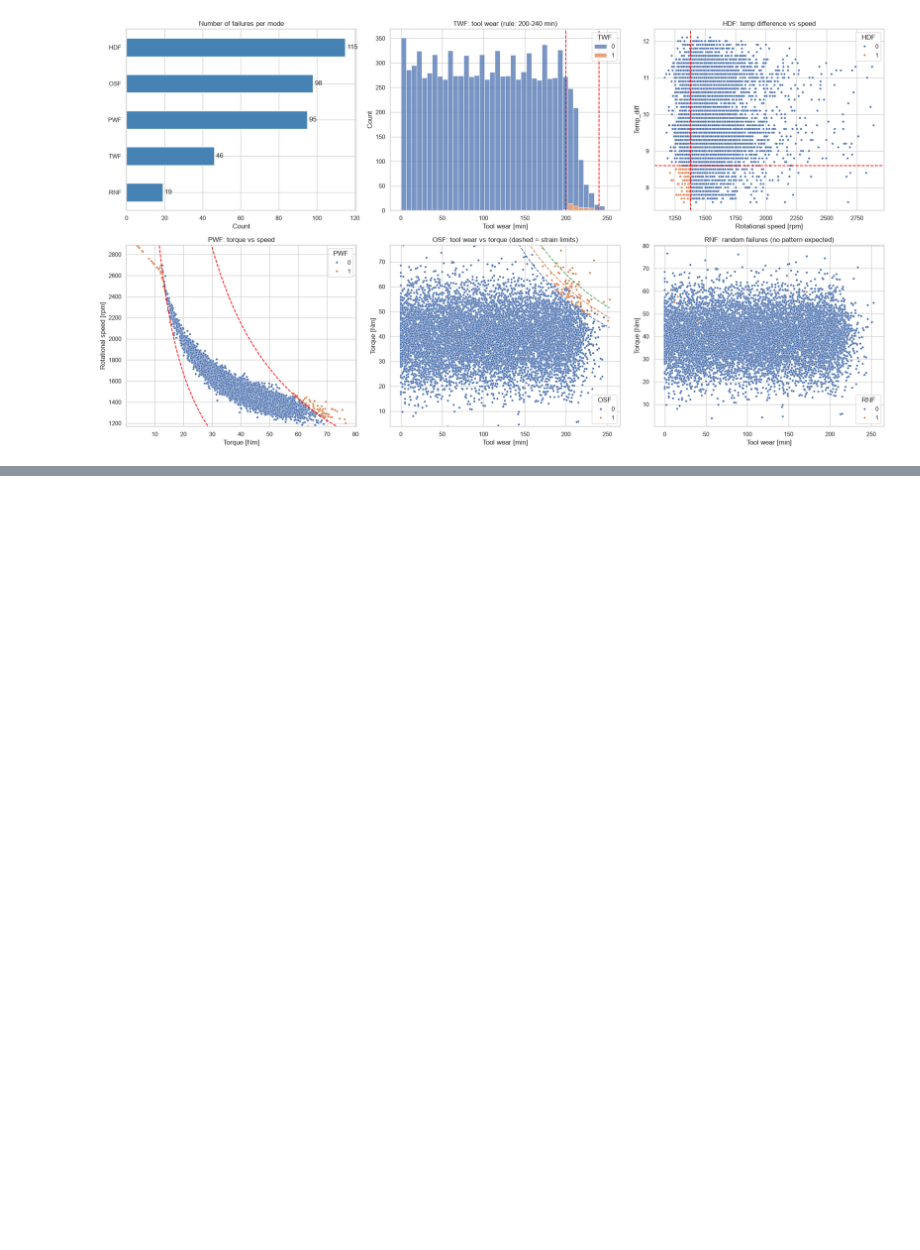
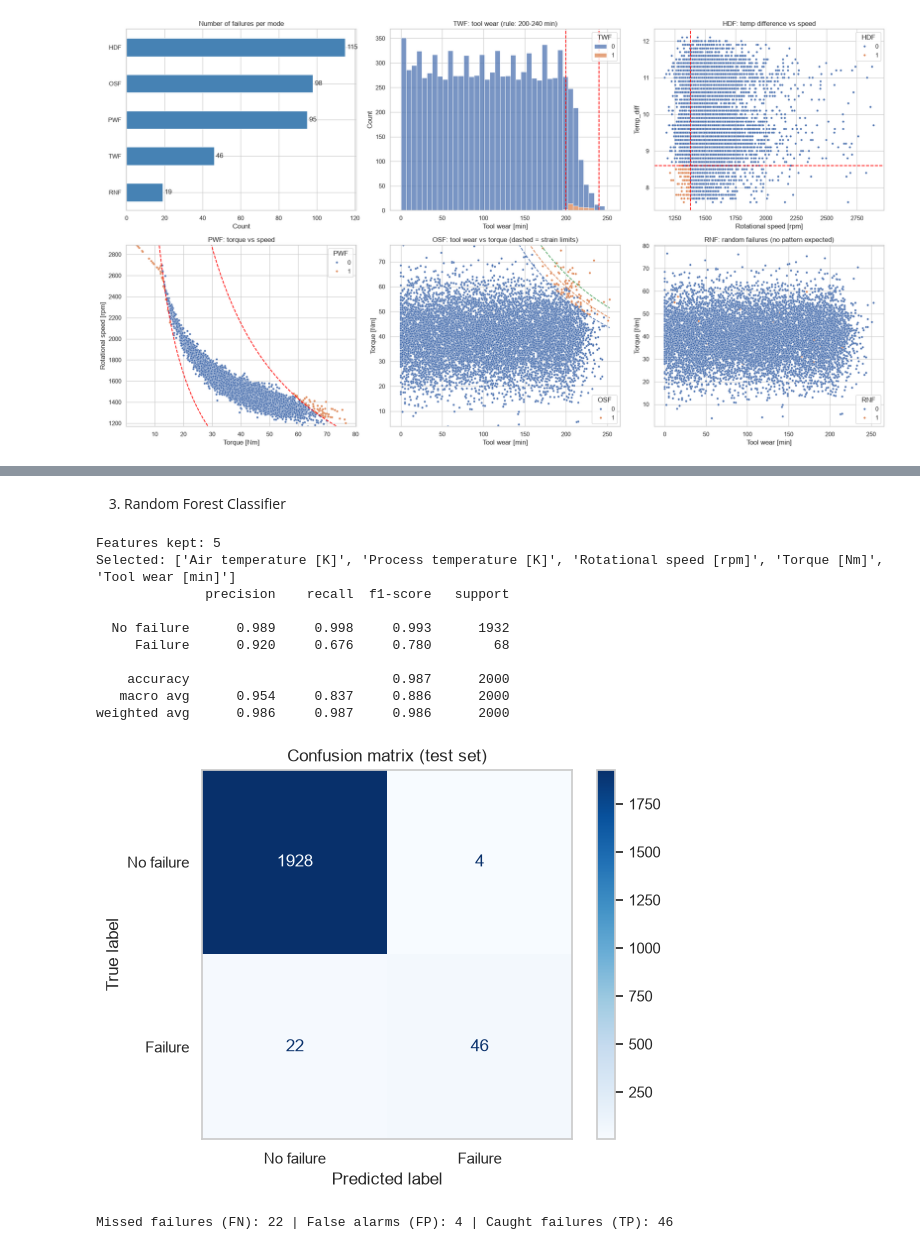
Before and after one commit to sotheasokea/ML_Term_Project, a Jupyter notebook: Predictive_Maintenance.ipynb, the cells around one changed output, grey strips where cells are left out. Saved outputs shown, nothing was run; the diff lists cells and outputs as text; code cells hidden in the pictures; blank space fills up the shorter version.

```diff
--- a/Predictive_Maintenance.ipynb
+++ b/Predictive_Maintenance.ipynb
@@ -193,0 +366,26 @@ plt.show()
+# %% [markdown]
+3. Random Forest Classifier
+# %%
+anova_rfc = make_pipeline(StandardScaler(), anova_filter, RandomForestClassifier())
+anova_rfc.fit(x_train, y_train)
+
+selector = anova_rfc.named_steps["selectkbest"]     # or anova_svc[0]
+
+mask = selector.get_support()
+print("Features kept:", mask.sum())
+print("Selected:", x_train.columns[mask].tolist())
+y_predict = anova_rfc.predict(x_test)
+model_eval(y_predict, y_test)
+# %% [output]
+Features kept: 5
+Selected: ['Air temperature [K]', 'Process temperature [K]', 'Rotational speed [rpm]', 'Torque [Nm]', 'Tool wear [min]']
+              precision    recall  f1-score   support
+
+  No failure      0.989     0.998     0.993      1932
+     Failure      0.920     0.676     0.780        68
+
+    accuracy                          0.987      2000
+   macro avg      0.954     0.837     0.886      2000
+weighted avg      0.986     0.987     0.986      2000
+[figure, added]
+Missed failures (FN): 22 | False alarms (FP): 4 | Caught failures (TP): 46
```
Also changed, not shown: parts of 58 cells of this notebook.
